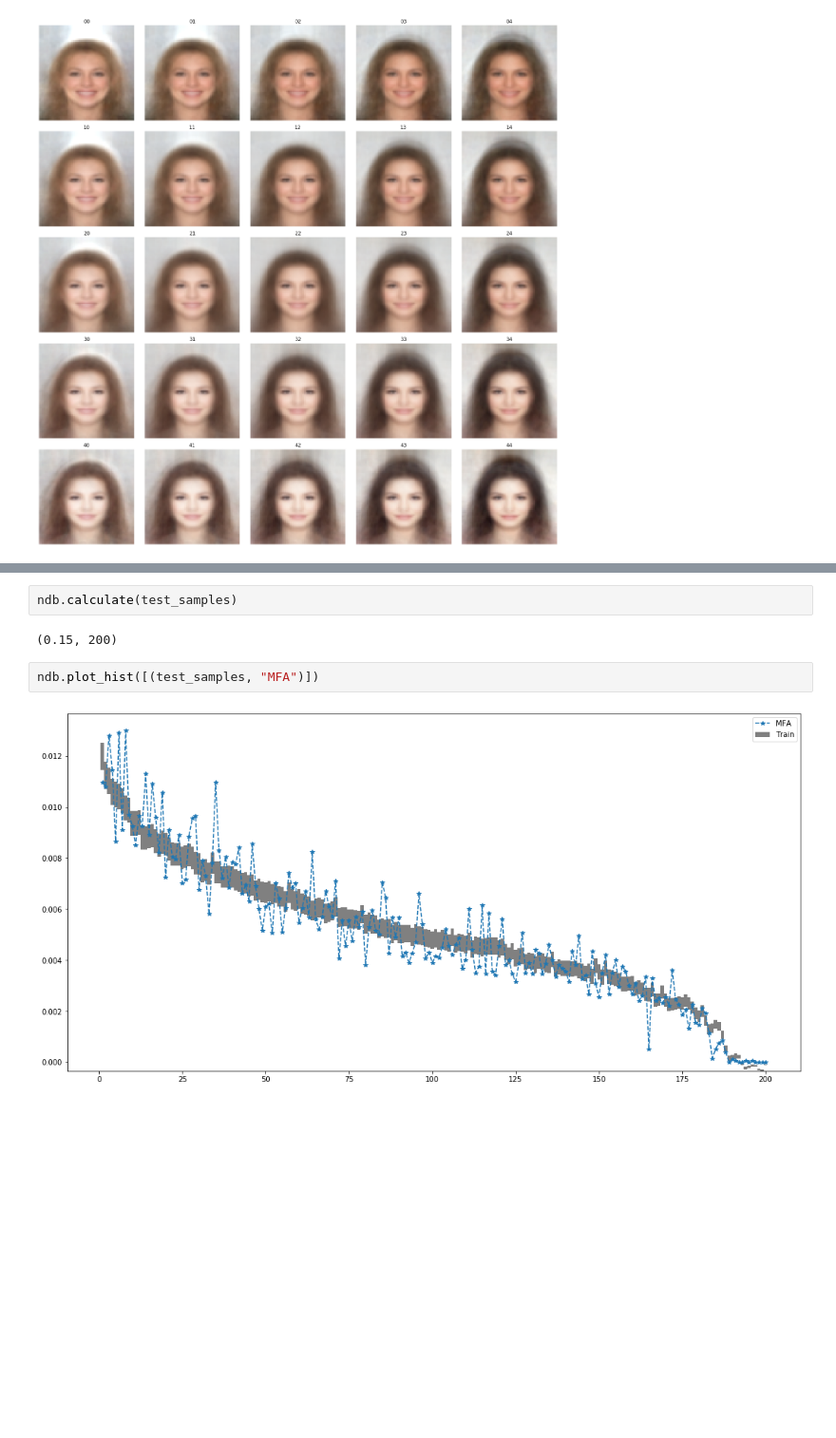
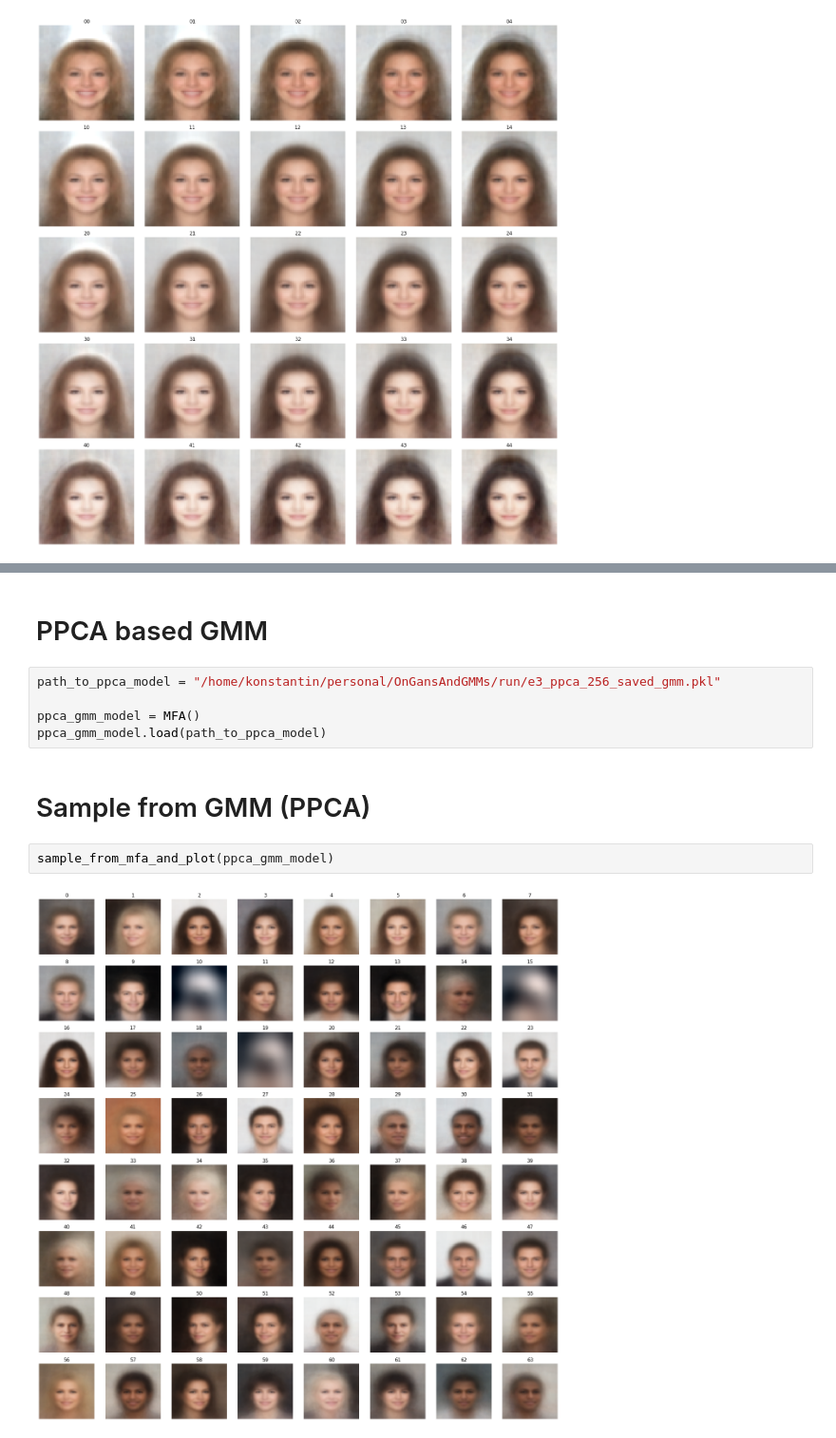
Before and after one commit to KonstantinPakulev/OnGansAndGMMs, a Jupyter notebook: mfa_eval.ipynb, the cells around one changed output, grey strips where cells are left out. Shown at 95% size. Drawn from its saved outputs; the diff is of its cells as text; blank space fills up the shorter version.

```diff
--- a/mfa_eval.ipynb
+++ b/mfa_eval.ipynb
@@ -59,8 +44,13 @@ test_samples = fa_gmm_model.draw_samples(num_test, False)
-# %%
-ndb.calculate(test_samples)
-# %% [output]
-(0.15, 200)
-# %%
-ndb.plot_hist([(test_samples, "MFA")])
-# %% [output]
-[figure, removed]
+# %% [markdown]
+# PPCA based GMM
+# %%
+path_to_ppca_model = "/home/konstantin/personal/OnGansAndGMMs/run/e3_ppca_256_saved_gmm.pkl"
+
+ppca_gmm_model = MFA()
+ppca_gmm_model.load(path_to_ppca_model)
+# %% [markdown]
+# Sample from GMM (PPCA)
+# %%
+sample_from_mfa_and_plot(ppca_gmm_model)
+# %% [output]
+[figure, added]
```
Also changed, not shown: parts of 9 cells of this notebook, 4 other files.
